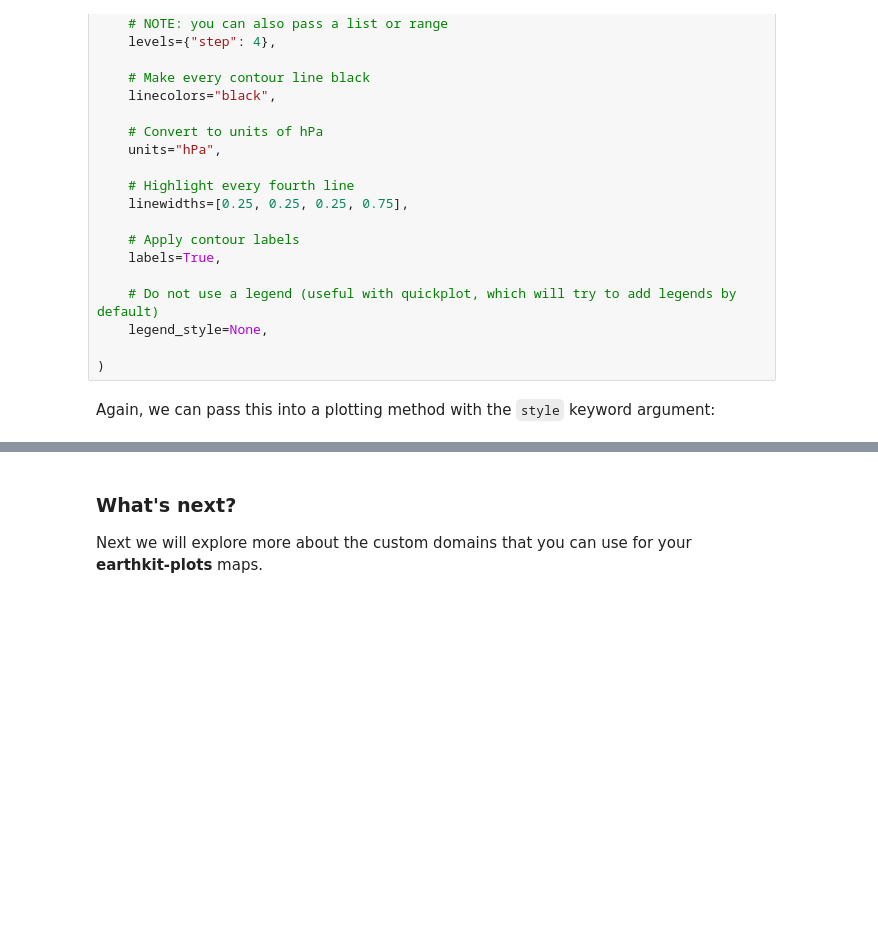
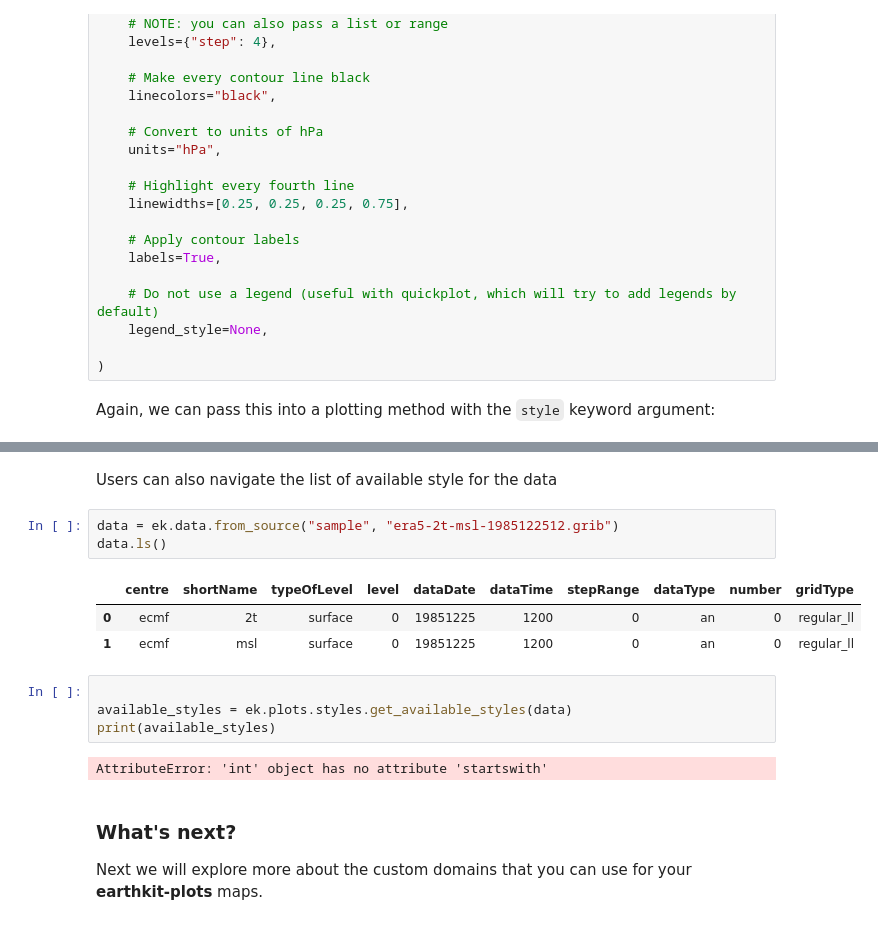
Before and after one commit to ecmwf/earthkit-plots, a Jupyter notebook: docs/examples/guide/04-styles.ipynb, the cells around one changed output, grey strips where cells are left out. Saved outputs shown, nothing was run; the diff lists cells and outputs as text; blank space fills up the shorter version.

```diff
--- a/docs/examples/guide/04-styles.ipynb
+++ b/docs/examples/guide/04-styles.ipynb
@@ -129,3 +129,18 @@ ek.plots.quickplot(pressure, domain="North Atlantic", style=style).show()
+# %% [markdown]
+Users can also navigate the list of available style for the data
+# %%
+data = ek.data.from_source("sample", "era5-2t-msl-1985122512.grib")
+data.ls()
+# %% [output]
+|  | centre | shortName | typeOfLevel | level | dataDate | dataTime | stepRange | dataType | number | gridType |
+| 0 | ecmf | 2t | surface | 0 | 19851225 | 1200 | 0 | an | 0 | regular_ll |
+| 1 | ecmf | msl | surface | 0 | 19851225 | 1200 | 0 | an | 0 | regular_ll |
+# %%
+
+available_styles = ek.plots.styles.get_available_styles(data)
+print(available_styles)
+# %% [output]
+AttributeError: 'int' object has no attribute 'startswith'
 # %% [markdown]
 ### What's next?
 
```
Also changed, not shown: parts of 1 cell of this notebook, 7 other files.
